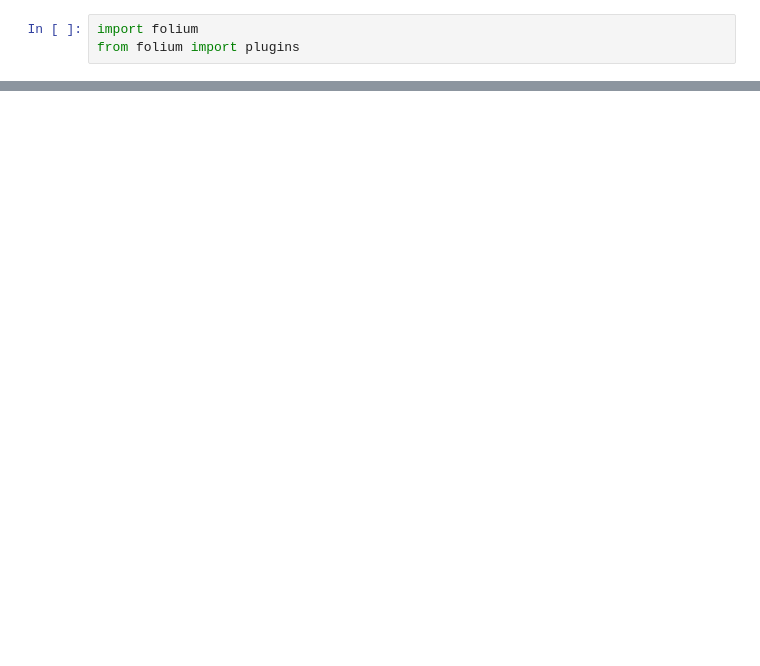
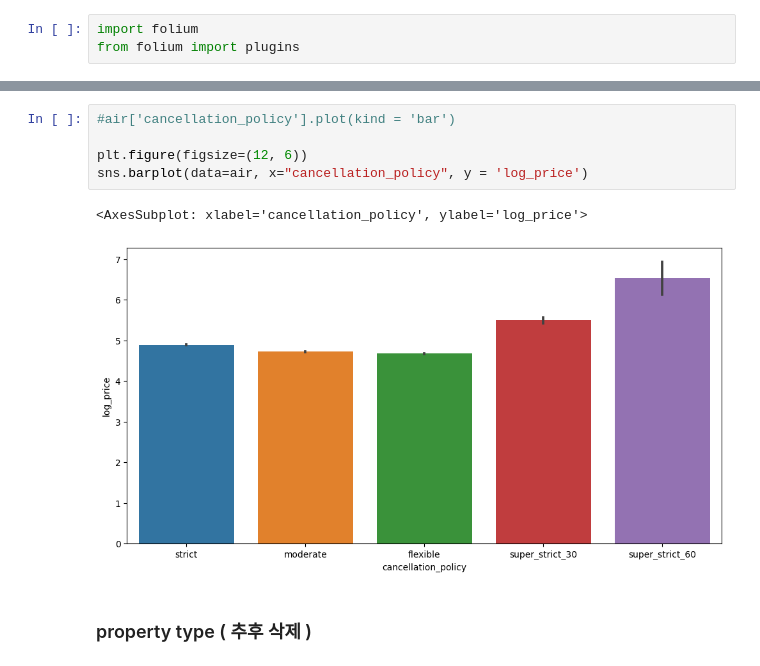
Before and after one commit to calebsuminkim/da_28_2nd_1team, a Jupyter notebook: 2ndproject.ipynb, the cells around one changed output, grey strips where cells are left out. Saved outputs shown, nothing was run; the diff lists cells and outputs as text; blank space fills up the shorter version.

```diff
--- a/2ndproject.ipynb
+++ b/2ndproject.ipynb
@@ -170,0 +315,10 @@ ModuleNotFoundError: No module named 'folium'
+# %%
+#air['cancellation_policy'].plot(kind = 'bar')
+
+plt.figure(figsize=(12, 6))
+sns.barplot(data=air, x="cancellation_policy", y = 'log_price')
+# %% [output]
+<AxesSubplot: xlabel='cancellation_policy', ylabel='log_price'>
+[figure, added]
+# %% [markdown]
+### property type ( 추후 삭제 )
```
Also changed, not shown: parts of 129 cells of this notebook.
